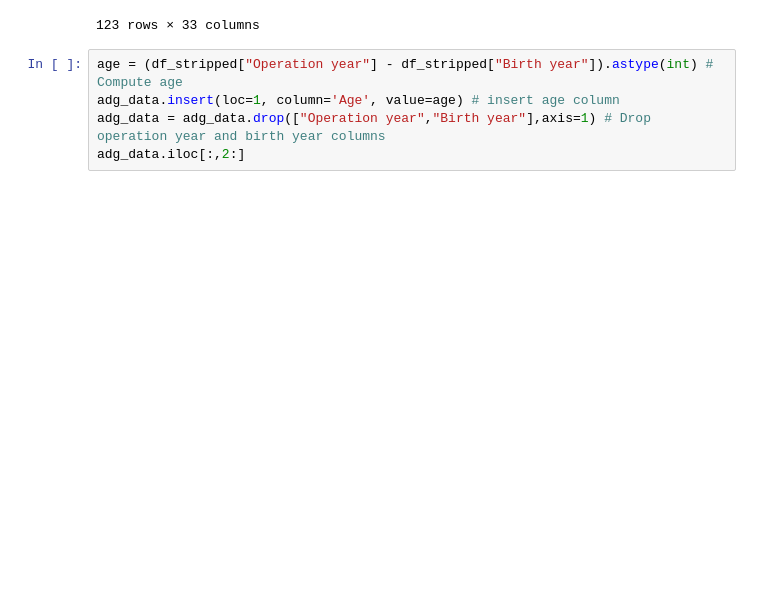
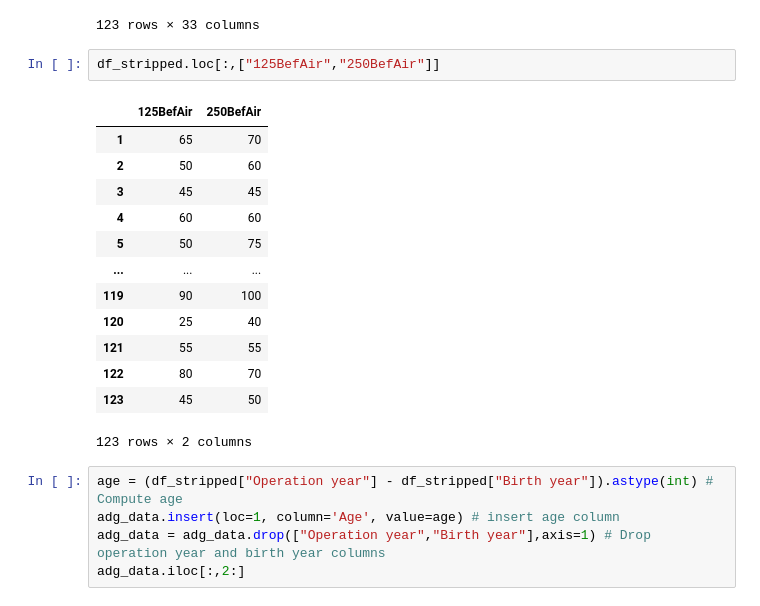
Before and after one commit to vrebol/stapedotomy-prediction-code, a Jupyter notebook: 0preprocessing.ipynb, the cells around one changed output. Saved outputs shown, nothing was run; the diff lists cells and outputs as text; blank space fills up the shorter version.

```diff
--- a/0preprocessing.ipynb
+++ b/0preprocessing.ipynb
@@ -27,6 +27,22 @@ df_stripped.iloc[:,3:]
 | 122 | 0 | 80 | 70 | 70 | 75 | 70 | 70 | 75 | ... |
 | 123 | 0 | 45 | 50 | 65 | 65 | 65 | 60 | 55 | ... |
 123 rows × 33 columns
+# %%
+df_stripped.loc[:,["125BefAir","250BefAir"]]
+# %% [output]
+|  | 125BefAir | 250BefAir |
+| 1 | 65 | 70 |
+| 2 | 50 | 60 |
+| 3 | 45 | 45 |
+| 4 | 60 | 60 |
+| 5 | 50 | 75 |
+| ... | ... | ... |
+| 119 | 90 | 100 |
+| 120 | 25 | 40 |
+| 121 | 55 | 55 |
+| 122 | 80 | 70 |
+| 123 | 45 | 50 |
+123 rows × 2 columns
 # %%
 age = (df_stripped["Operation year"] - df_stripped["Birth year"]).astype(int) # Compute age
 adg_data.insert(loc=1, column='Age', value=age) # insert age column
```
Also changed, not shown: 6 other files.
